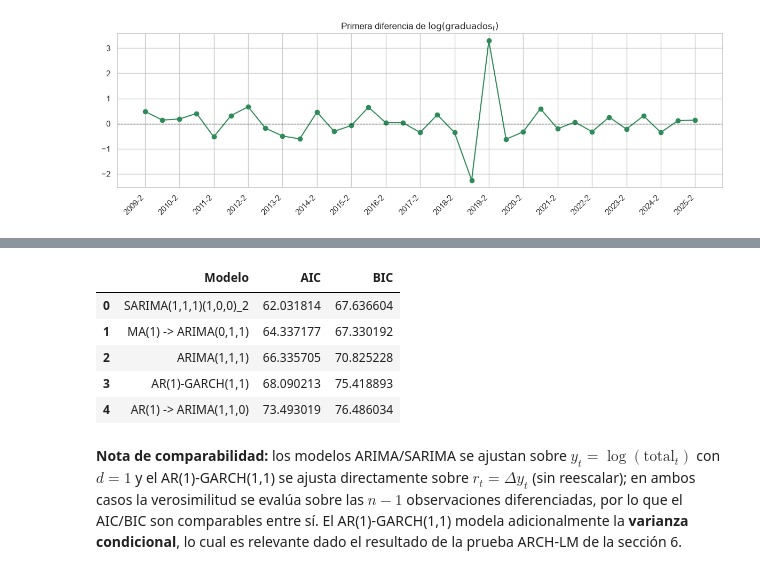
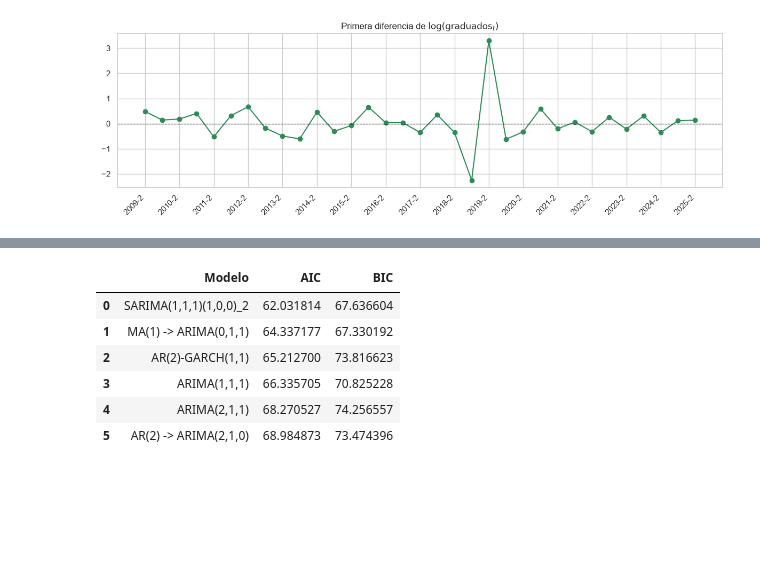
Before and after one commit to JulianAngaritaSuarez/time_series_analisis, a Jupyter notebook: code.ipynb, the cells around one changed output, grey strips where cells are left out. Saved outputs shown, nothing was run; the diff lists cells and outputs as text; code cells hidden in the pictures; blank space fills up the shorter version.

```diff
--- a/code.ipynb
+++ b/code.ipynb
@@ -27,20 +26,16 @@ La serie corresponde al número total de graduados por semestre del programa de
 # %%
-ruta = []
-for i in Path('.', 'data').rglob('*.csv'):
-    ruta.append(i)
+ruta = list(Path('.', 'data').rglob('*.csv'))
 
 data = pd.read_csv(ruta[0], skiprows=1, names=['year', 'period', 'total'])
-data['year'] = data['year'].astype(int)
-data['period'] = data['period'].astype(int)   # solo toma valores 1 o 2 (semestre)
-data['total'] = data['total'].astype(float)
+data['year']   = data['year'].astype(int)
+data['period'] = data['period'].astype(int)   # solo 1 o 2
+data['total']  = data['total'].astype(float)
 
-# Orden cronológico ascendente y construcción de la etiqueta de periodo AAAA-S (S = 1 o 2)
 data = data.sort_values(['year', 'period']).reset_index(drop=True)
 data['periodo'] = data['year'].astype(str) + '-' + data['period'].astype(str)
+data.index = pd.RangeIndex(start=0, stop=len(data), name='t')
 
-# Índice secuencial para el modelado (1 observación = 1 semestre)
-data.index = pd.RangeIndex(start=0, stop=len(data), name='t')
-serie = data['total']
+serie    = data['total']
 etiquetas = data['periodo']
 data.head()
 # %% [output]
@@ -243,36 +216,40 @@ Todas se comparan mediante **AIC** y **BIC** (a menor valor, mejor ajuste relati
 # %%
 resultados_modelos = {}
 
-m_ar = ARIMA(log_serie, order=(1, 1, 0)).fit()
-resultados_modelos['AR(1) -> ARIMA(1,1,0)'] = (m_ar.aic, m_ar.bic, m_ar)
+m_ar2    = ARIMA(log_serie, order=(2, 1, 0)).fit()
+resultados_modelos['AR(2) -> ARIMA(2,1,0)'] = (m_ar2.aic, m_ar2.bic, m_ar2)
 
-m_ma = ARIMA(log_serie, order=(0, 1, 1)).fit()
+m_ma     = ARIMA(log_serie, order=(0, 1, 1)).fit()
 resultados_modelos['MA(1) -> ARIMA(0,1,1)'] = (m_ma.aic, m_ma.bic, m_ma)
 
-m_arima = ARIMA(log_serie, order=(1, 1, 1)).fit()
+m_arima  = ARIMA(log_serie, order=(1, 1, 1)).fit()
 resultados_modelos['ARIMA(1,1,1)'] = (m_arima.aic, m_arima.bic, m_arima)
 
+m_arima211 = ARIMA(log_serie, order=(2, 1, 1)).fit()
+resultados_modelos['ARIMA(2,1,1)'] = (m_arima211.aic, m_arima211.bic, m_arima211)
+
 m_sarima = SARIMAX(log_serie, order=(1, 1, 1), seasonal_order=(1, 0, 0, 2),
-                    enforce_stationarity=False, enforce_invertibility=False).fit(disp=False)
+                   enforce_stationarity=False, enforce_invertibility=False).fit(disp=False)
 resultados_modelos['SARIMA(1,1,1)(1,0,0)_2'] = (m_sarima.aic, m_sarima.bic, m_sarima)
 
-m_garch = arch_model(d_log_serie, mean='AR', lags=1, vol='GARCH', p=1, q=1, dist='normal').fit(disp='off')
-resultados_modelos['AR(1)-GARCH(1,1)'] = (m_garch.aic, m_garch.bic, m_garch)
+# GARCH con AR(2) en la media — coherente con la PACF
+m_garch_comp = arch_model(d_log_serie, mean='AR', lags=2,
+                          vol='GARCH', p=1, q=1, dist='normal').fit(disp='off')
+resultados_modelos['AR(2)-GARCH(1,1)'] = (m_garch_comp.aic, m_garch_comp.bic, m_garch_comp)
 
 tabla_comparacion = pd.DataFrame({
     'Modelo': list(resultados_modelos.keys()),
-    'AIC': [v[0] for v in resultados_modelos.values()],
-    'BIC': [v[1] for v in resultados_modelos.values()]
+    'AIC':    [v[0] for v in resultados_modelos.values()],
+    'BIC':    [v[1] for v in resultados_modelos.values()]
 }).sort_values('AIC').reset_index(drop=True)
 
 tabla_comparacion
 # %% [output]
 |  | Modelo | AIC | BIC |
 | 0 | SARIMA(1,1,1)(1,0,0)_2 | 62.031814 | 67.636604 |
 | 1 | MA(1) -> ARIMA(0,1,1) | 64.337177 | 67.330192 |
-| 2 | ARIMA(1,1,1) | 66.335705 | 70.825228 |
-| 3 | AR(1)-GARCH(1,1) | 68.090213 | 75.418893 |
-| 4 | AR(1) -> ARIMA(1,1,0) | 73.493019 | 76.486034 |
+| 2 | AR(2)-GARCH(1,1) | 65.212700 | 73.816623 |
+| 3 | ARIMA(1,1,1) | 66.335705 | 70.825228 |
+| 4 | ARIMA(2,1,1) | 68.270527 | 74.256557 |
+| 5 | AR(2) -> ARIMA(2,1,0) | 68.984873 | 73.474396 |
-# %% [markdown]
-**Nota de comparabilidad:** los modelos ARIMA/SARIMA se ajustan sobre $y_t=\log(\text{total}_t)$ con $d=1$ y el AR(1)-GARCH(1,1) se ajusta directamente sobre $r_t=\Delta y_t$ (sin reescalar); en ambos casos la verosimilitud se evalúa sobre las $n-1$ observaciones diferenciadas, por lo que el AIC/BIC son comparables entre sí. El AR(1)-GARCH(1,1) modela adicionalmente la **varianza condicional**, lo cual es relevante dado el resultado de la prueba ARCH-LM de la sección 6.
 # %%
```
Also changed, not shown: parts of 37 cells of this notebook, 6 other files.
